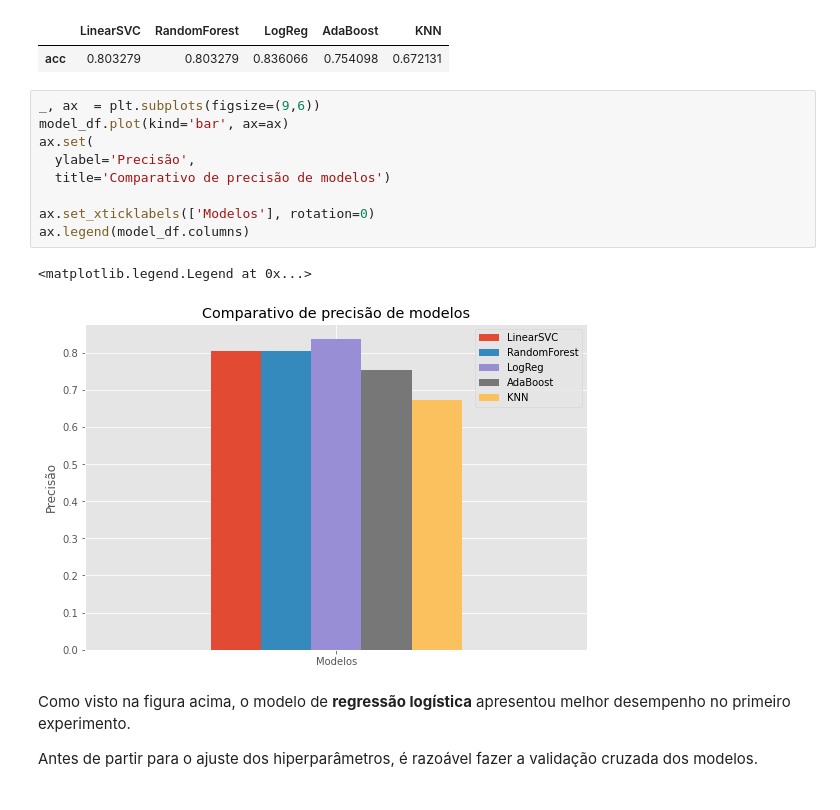
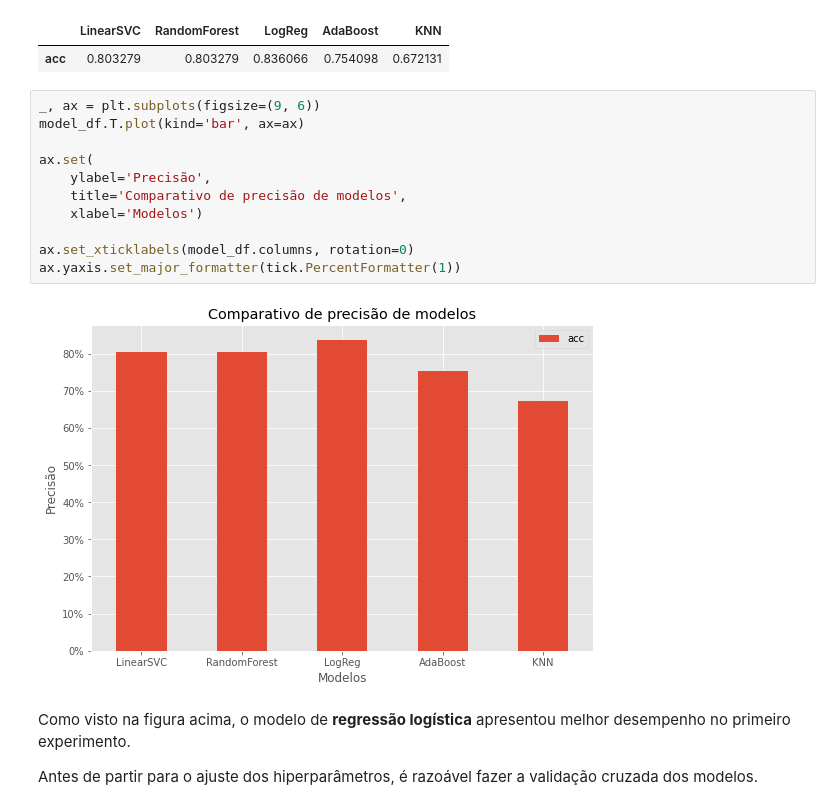
Before and after one commit to pesadaum/heart-disease-analysis, a Jupyter notebook: heart_disease_analysis.ipynb, the cells around one changed output. Saved outputs shown, nothing was run; the diff lists cells and outputs as text.

```diff
--- a/heart_disease_analysis.ipynb
+++ b/heart_disease_analysis.ipynb
@@ -292,17 +293,18 @@ model_df
 |  | LinearSVC | RandomForest | LogReg | AdaBoost | KNN |
 | acc | 0.803279 | 0.803279 | 0.836066 | 0.754098 | 0.672131 |
 # %%
-_, ax  = plt.subplots(figsize=(9,6))
-model_df.plot(kind='bar', ax=ax)
+_, ax = plt.subplots(figsize=(9, 6))
+model_df.T.plot(kind='bar', ax=ax)
+
 ax.set(
-  ylabel='Precisão',
-  title='Comparativo de precisão de modelos')
+    ylabel='Precisão',
+    title='Comparativo de precisão de modelos',
+    xlabel='Modelos')
 
-ax.set_xticklabels(['Modelos'], rotation=0)
-ax.legend(model_df.columns)
+ax.set_xticklabels(model_df.columns, rotation=0)
+ax.yaxis.set_major_formatter(tick.PercentFormatter(1))
 # %% [output]
-<matplotlib.legend.Legend at 0x...>
-[figure, old version]
+[figure, new version]
 # %% [markdown]
 Como visto na figura acima, o modelo de **regressão logística** apresentou melhor desempenho no primeiro experimento.
 
```
Also changed, not shown: parts of 11 cells of this notebook.
